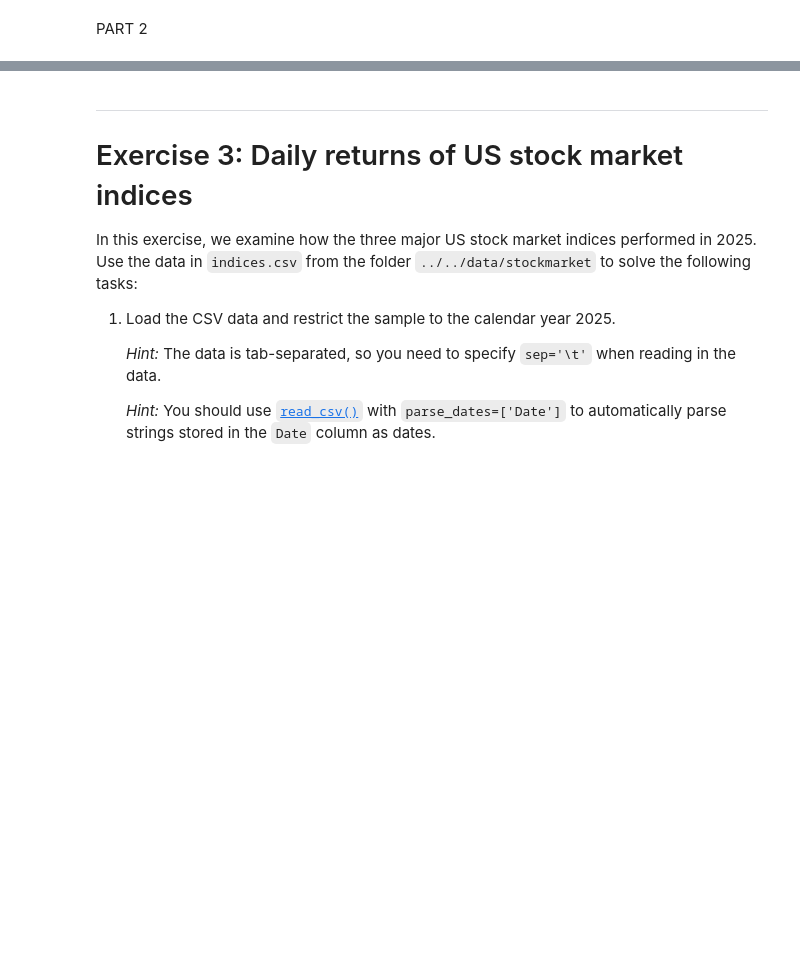
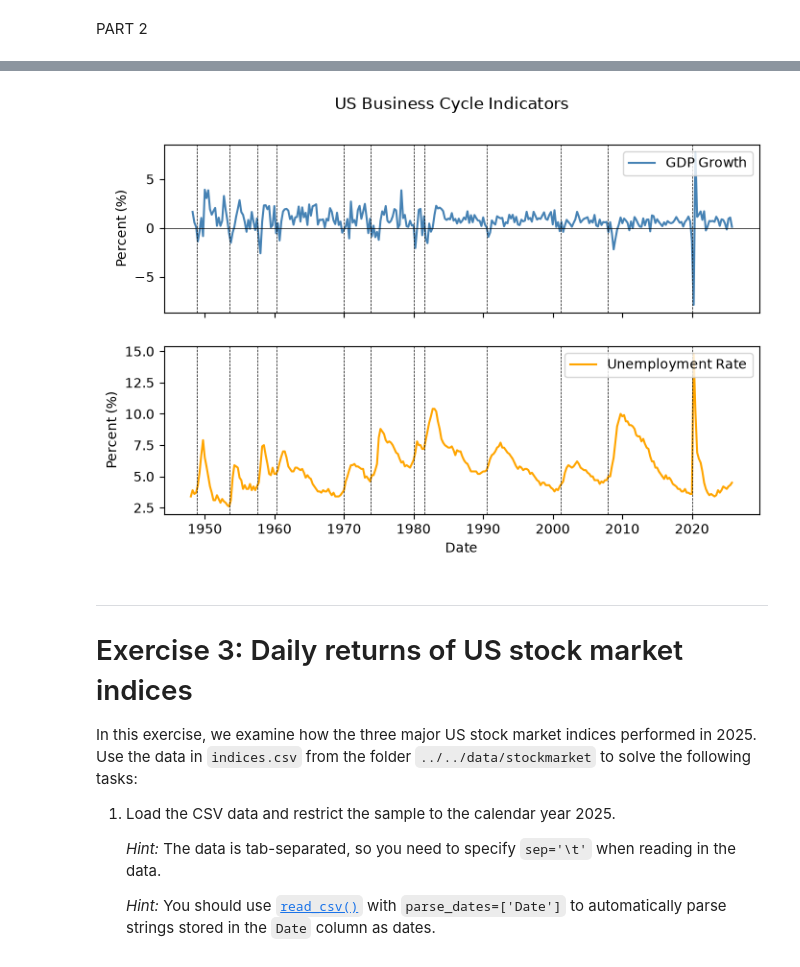
Before and after one commit to 646nwbf27y-lab/TECH2-H26, a Jupyter notebook: workshops/workshop3/workshop3 TH.ipynb, the cells around one changed output, grey strips where cells are left out. Cells and saved outputs as stored; diff of their text form; code cells hidden in the pictures; blank space fills up the shorter version.

```diff
--- a/workshops/workshop3/workshop3 TH.ipynb
+++ b/workshops/workshop3/workshop3 TH.ipynb
@@ -155,0 +224,9 @@ PART 2
+# %%
+# Path to NBER business cycle dates file
+file = f'{DATA_PATH}/NBER_cycle_dates.csv'
+
+# Load NBER business cycle dates
+df_dates = pd.read_csv(file, parse_dates=['peak', 'trough'])
+# %%
+# Keep only dates from 1948 onward
+df_dates = df_dates[df_dates['peak'] >= '1948-01-01']
@@ -156,3 +243,27 @@ PART 2
+# %%
+# Create a figure with two subplots
+fig, axes = plt.subplots(2, 1, figsize=(8, 5), sharex=True)
+
+# Plot the observations at their actual dates
+axes[0].plot(df.index, df['GDP_growth'], label='GDP Growth', c='steelblue')
+axes[1].plot(df.index, df['UNRATE'], label='Unemployment Rate', c='orange')
+
+fig.suptitle('US Business Cycle Indicators')
+axes[1].set_xlabel('Date')
+
+for ax in axes:
+    ax.set_ylabel('Percent (%)')
+    ax.legend()
+
+# Add the business cycle peak dates to both subplots
+for date in df_dates['peak']:
+    for ax in axes:
+        ax.axvline(date, c='black', ls='--', lw=0.5)
+
+# Highlight zero GDP growth
+_ = axes[0].axhline(0, c='black', ls='-', lw=0.5)
+# %% [output]
+[figure, added]
 # %% [markdown]
 ***
 # Exercise 3: Daily returns of US stock market indices
```
Also changed, not shown: parts of 18 cells of this notebook.
